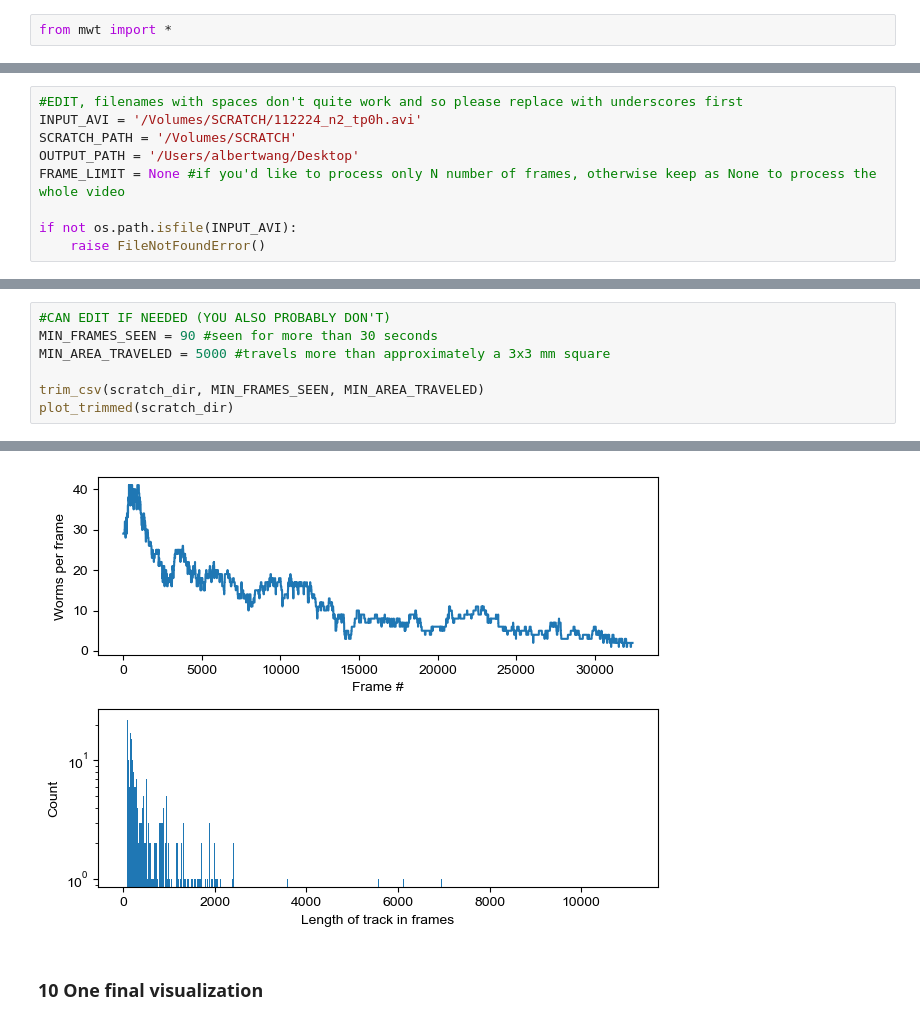
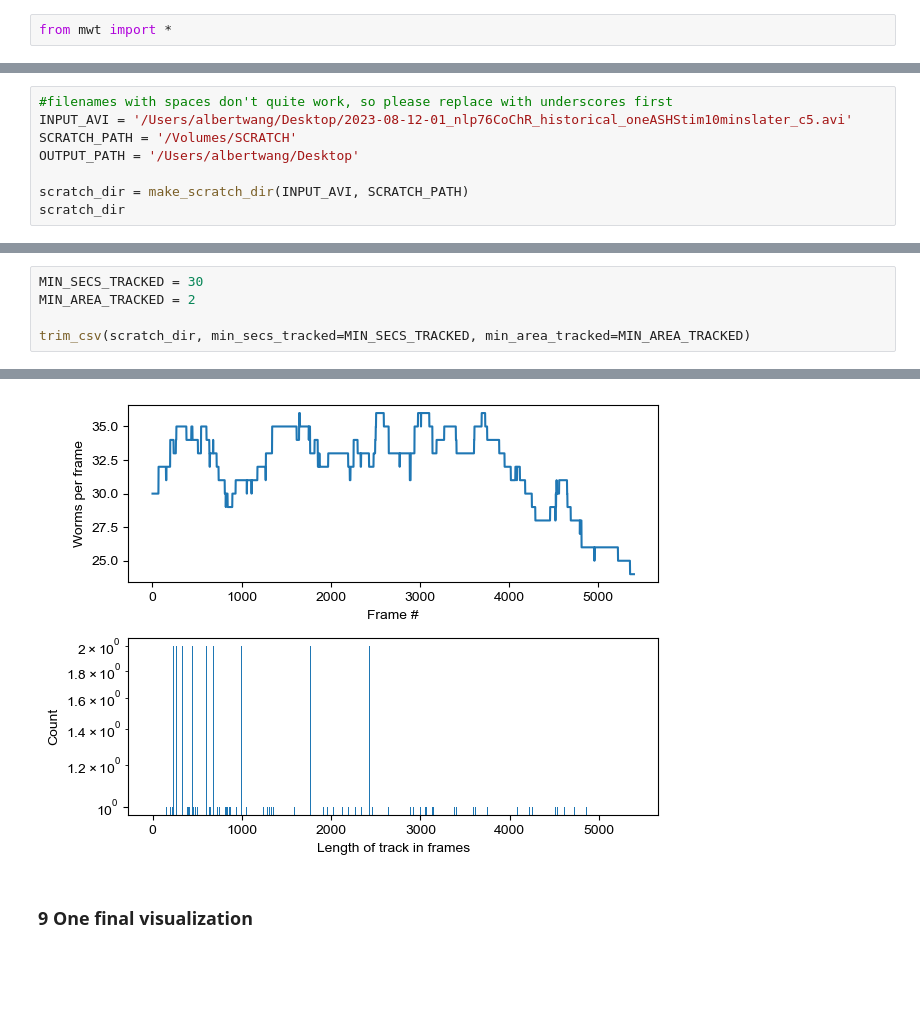
Before and after one commit to azwang10/multi-worm-tracker, a Jupyter notebook: multiwormtracker.ipynb, the cells around one changed output, grey strips where cells are left out. Saved outputs shown, nothing was run; the diff lists cells and outputs as text; blank space fills up the shorter version.

```diff
--- a/multiwormtracker.ipynb
+++ b/multiwormtracker.ipynb
@@ -15,11 +15,10 @@ from mwt import *
 
 The notebook requires a scratch directory with a lot of storage that will be filled with the `.avi` file converted into `.tif` for each individual frame. This scratch directory should have up to 75 GB free (51 GB used for a 1h 30' 3000x1500px recording) (36 GB used for a 45' 2500x2400px recording)
 # %%
-#EDIT, filenames with spaces don't quite work and so please replace with underscores first
-INPUT_AVI = '/Volumes/SCRATCH/112224_n2_tp0h.avi'
+#filenames with spaces don't quite work, so please replace with underscores first
+INPUT_AVI = '/Users/albertwang/Desktop/2023-08-12-01_nlp76CoChR_historical_oneASHStim10minslater_c5.avi'
 SCRATCH_PATH = '/Volumes/SCRATCH'
 OUTPUT_PATH = '/Users/albertwang/Desktop'
-FRAME_LIMIT = None #if you'd like to process only N number of frames, otherwise keep as None to process the whole video
 
-if not os.path.isfile(INPUT_AVI):
-    raise FileNotFoundError()
+scratch_dir = make_scratch_dir(INPUT_AVI, SCRATCH_PATH)
+scratch_dir
@@ -117,10 +122,8 @@ Wall time: 9min 20s
 
 Removes tracks that are too short and move too little
 # %%
-#CAN EDIT IF NEEDED (YOU ALSO PROBABLY DON'T)
-MIN_FRAMES_SEEN = 90 #seen for more than 30 seconds
-MIN_AREA_TRAVELED = 5000 #travels more than approximately a 3x3 mm square
+MIN_SECS_TRACKED = 30
+MIN_AREA_TRACKED = 2
 
-trim_csv(scratch_dir, MIN_FRAMES_SEEN, MIN_AREA_TRAVELED)
-plot_trimmed(scratch_dir)
+trim_csv(scratch_dir, min_secs_tracked=MIN_SECS_TRACKED, min_area_tracked=MIN_AREA_TRACKED)
 # %% [output]
@@ -127,4 +132,4 @@ plot_trimmed(scratch_dir)
-[figure, old version]
+[figure, new version]
 # %% [markdown]
-### 10 One final visualization
+### 9 One final visualization
 # %%
```
Also changed, not shown: parts of 22 cells of this notebook, 1 other file.
